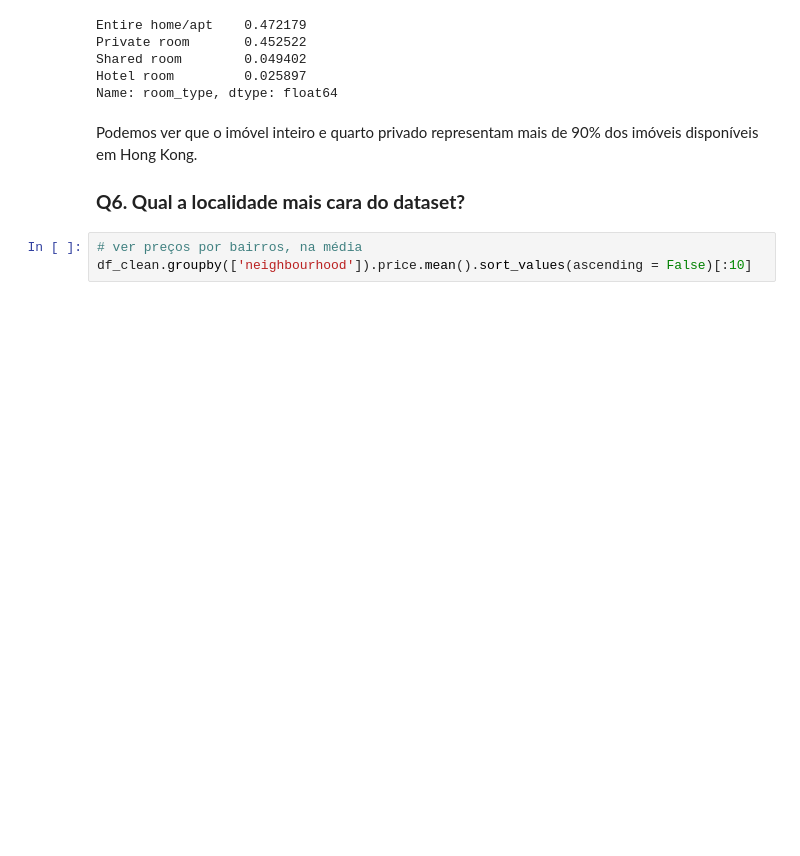
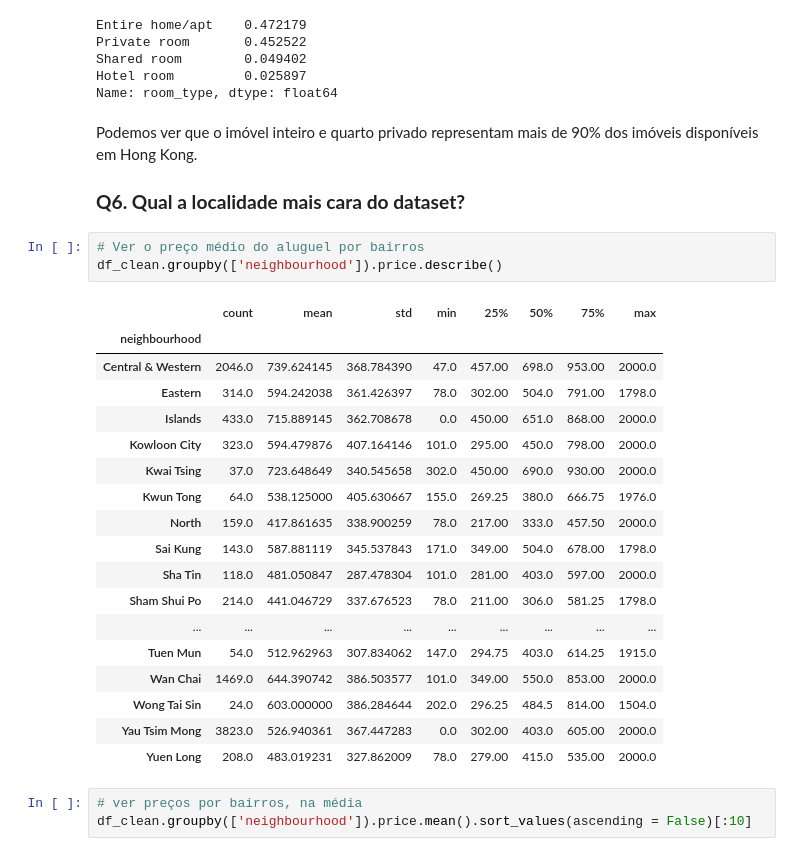
Before and after one commit to Rodrigo-O-Santos/Portfolio, a Jupyter notebook: Airbnb_Hong_Kong.ipynb, the cells around one changed output. Saved outputs shown, nothing was run; the diff lists cells and outputs as text; blank space fills up the shorter version.

```diff
--- a/Airbnb_Hong_Kong.ipynb
+++ b/Airbnb_Hong_Kong.ipynb
@@ -345,6 +323,28 @@ Name: room_type, dtype: float64
 Podemos ver que o imóvel inteiro e quarto privado representam mais de 90% dos imóveis disponíveis em Hong Kong.
 
 ### **Q6. Qual a localidade mais cara do dataset?**
+# %%
+# Ver o preço médio do aluguel por bairros
+df_clean.groupby(['neighbourhood']).price.describe()
+# %% [output]
+|  | count | mean | std | min | 25% | 50% | 75% | max |
+| neighbourhood |  |  |  |  |  |  |  |  |
+| Central & Western | 2046.0 | 739.624145 | 368.784390 | 47.0 | 457.00 | 698.0 | 953.00 | 2000.0 |
+| Eastern | 314.0 | 594.242038 | 361.426397 | 78.0 | 302.00 | 504.0 | 791.00 | 1798.0 |
+| Islands | 433.0 | 715.889145 | 362.708678 | 0.0 | 450.00 | 651.0 | 868.00 | 2000.0 |
+| Kowloon City | 323.0 | 594.479876 | 407.164146 | 101.0 | 295.00 | 450.0 | 798.00 | 2000.0 |
+| Kwai Tsing | 37.0 | 723.648649 | 340.545658 | 302.0 | 450.00 | 690.0 | 930.00 | 2000.0 |
+| Kwun Tong | 64.0 | 538.125000 | 405.630667 | 155.0 | 269.25 | 380.0 | 666.75 | 1976.0 |
+| North | 159.0 | 417.861635 | 338.900259 | 78.0 | 217.00 | 333.0 | 457.50 | 2000.0 |
+| Sai Kung | 143.0 | 587.881119 | 345.537843 | 171.0 | 349.00 | 504.0 | 678.00 | 1798.0 |
+| Sha Tin | 118.0 | 481.050847 | 287.478304 | 101.0 | 281.00 | 403.0 | 597.00 | 2000.0 |
+| Sham Shui Po | 214.0 | 441.046729 | 337.676523 | 78.0 | 211.00 | 306.0 | 581.25 | 1798.0 |
+| ... | ... | ... | ... | ... | ... | ... | ... | ... |
+| Tuen Mun | 54.0 | 512.962963 | 307.834062 | 147.0 | 294.75 | 403.0 | 614.25 | 1915.0 |
+| Wan Chai | 1469.0 | 644.390742 | 386.503577 | 101.0 | 349.00 | 550.0 | 853.00 | 2000.0 |
+| Wong Tai Sin | 24.0 | 603.000000 | 386.284644 | 202.0 | 296.25 | 484.5 | 814.00 | 1504.0 |
+| Yau Tsim Mong | 3823.0 | 526.940361 | 367.447283 | 0.0 | 302.00 | 403.0 | 605.00 | 2000.0 |
+| Yuen Long | 208.0 | 483.019231 | 327.862009 | 78.0 | 279.00 | 415.0 | 535.00 | 2000.0 |
 # %%
 # ver preços por bairros, na média
 df_clean.groupby(['neighbourhood']).price.mean().sort_values(ascending = False)[:10]
```
Also changed, not shown: parts of 3 cells of this notebook.
